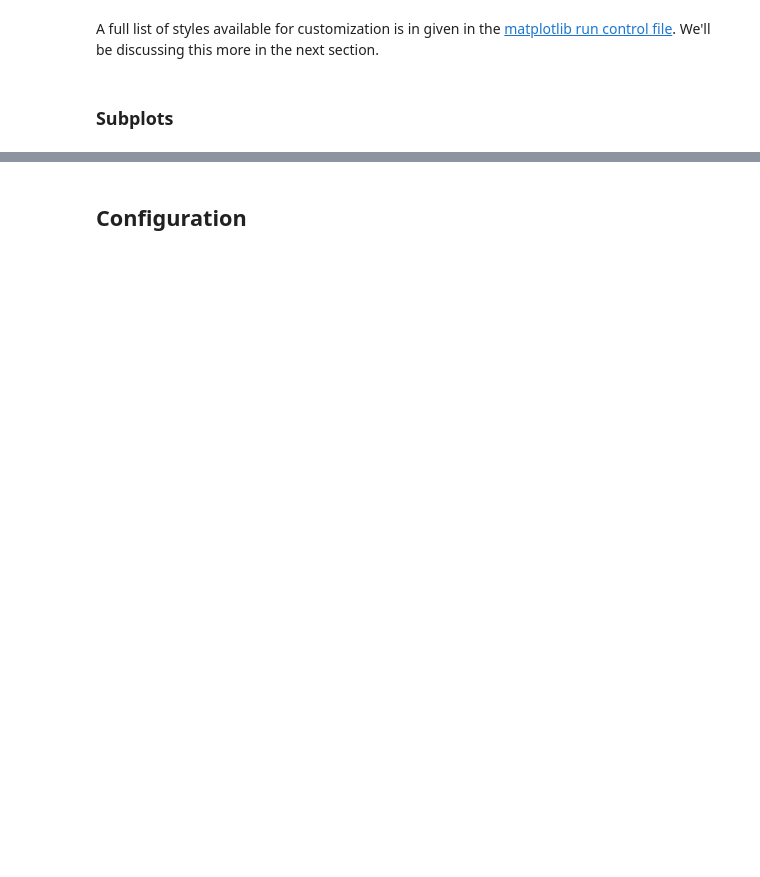
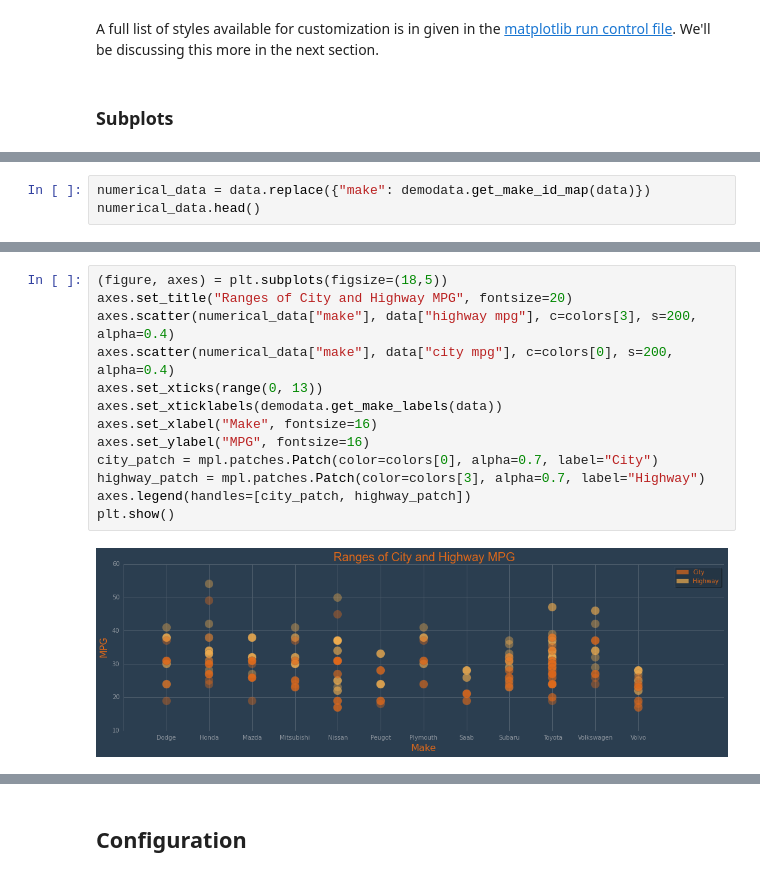
Before and after one commit to masteringmatplotlib/custom-and-config, a Jupyter notebook: notebooks/mmpl-custom-and-config.ipynb, the cells around one changed output, grey strips where cells are left out. Drawn from its saved outputs; the diff is of its cells as text; blank space fills up the shorter version.

```diff
--- a/notebooks/mmpl-custom-and-config.ipynb
+++ b/notebooks/mmpl-custom-and-config.ipynb
@@ -124,0 +298,3 @@ import pandas as pd
+# %%
+numerical_data = data.replace({"make": demodata.get_make_id_map(data)})
+numerical_data.head()
@@ -124,0 +308,15 @@ import pandas as pd
+# %%
+(figure, axes) = plt.subplots(figsize=(18,5))
+axes.set_title("Ranges of City and Highway MPG", fontsize=20)
+axes.scatter(numerical_data["make"], data["highway mpg"], c=colors[3], s=200, alpha=0.4)
+axes.scatter(numerical_data["make"], data["city mpg"], c=colors[0], s=200, alpha=0.4)
+axes.set_xticks(range(0, 13))
+axes.set_xticklabels(demodata.get_make_labels(data))
+axes.set_xlabel("Make", fontsize=16)
+axes.set_ylabel("MPG", fontsize=16)
+city_patch = mpl.patches.Patch(color=colors[0], alpha=0.7, label="City")
+highway_patch = mpl.patches.Patch(color=colors[3], alpha=0.7, label="Highway")
+axes.legend(handles=[city_patch, highway_patch])
+plt.show()
+# %% [output]
+[figure, added]
```
Also changed, not shown: parts of 34 cells of this notebook.
